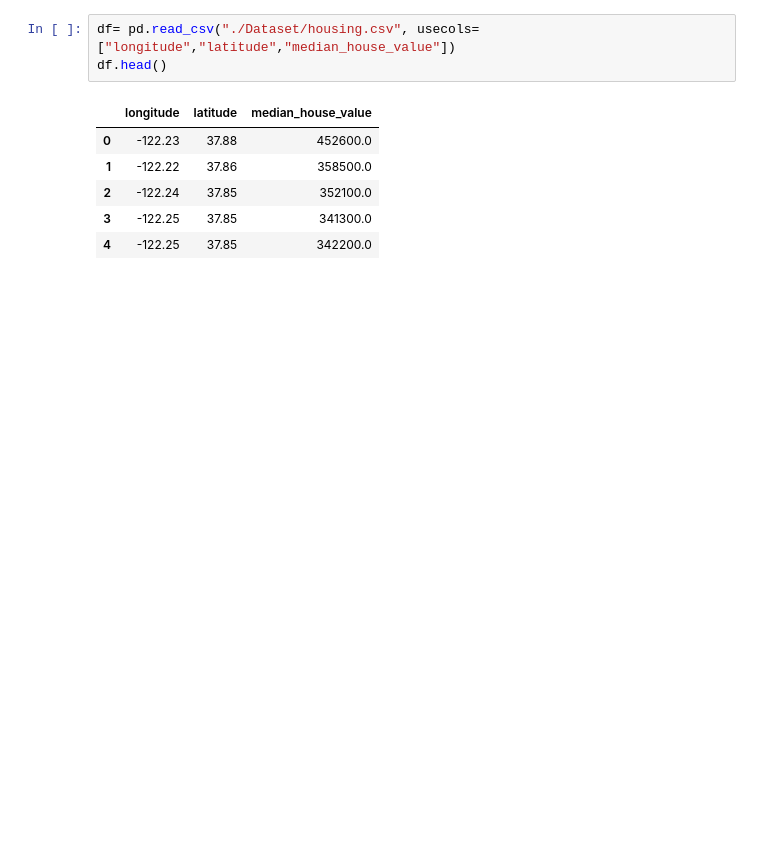
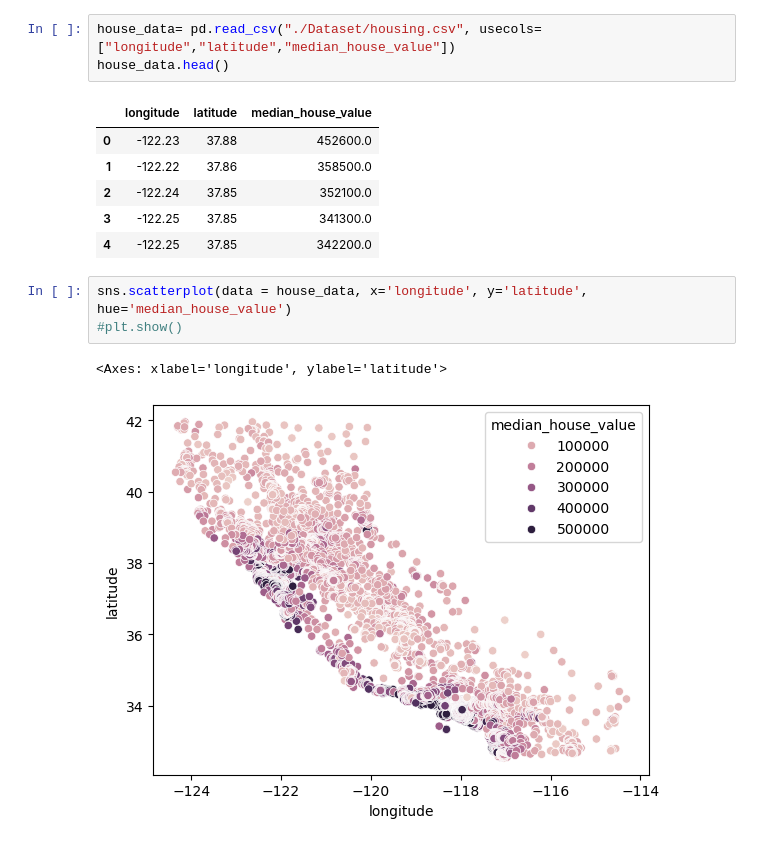
Before and after one commit to warnakulasuriya-fds-e23/EE7209MachineLearningCodes, a Jupyter notebook: workshop4/Workshop4.ipynb, the cells around one changed output. Drawn from its saved outputs; the diff is of its cells as text; blank space fills up the shorter version.

```diff
--- a/workshop4/Workshop4.ipynb
+++ b/workshop4/Workshop4.ipynb
@@ -8,8 +8,8 @@ import os
 import matplotlib.pyplot as plt
 import seaborn as sns
 # %%
-df= pd.read_csv("./Dataset/housing.csv", usecols=["longitude","latitude","median_house_value"])
-df.head()
+house_data= pd.read_csv("./Dataset/housing.csv", usecols=["longitude","latitude","median_house_value"])
+house_data.head()
 # %% [output]
 |  | longitude | latitude | median_house_value |
 | 0 | -122.23 | 37.88 | 452600.0 |
@@ -17,3 +17,9 @@ df.head()
 | 2 | -122.24 | 37.85 | 352100.0 |
 | 3 | -122.25 | 37.85 | 341300.0 |
 | 4 | -122.25 | 37.85 | 342200.0 |
+# %%
+sns.scatterplot(data = house_data, x='longitude', y='latitude', hue='median_house_value')
+#plt.show()
+# %% [output]
+<Axes: xlabel='longitude', ylabel='latitude'>
+[figure, added]
```
Also changed, not shown: parts of 17 cells of this notebook.
